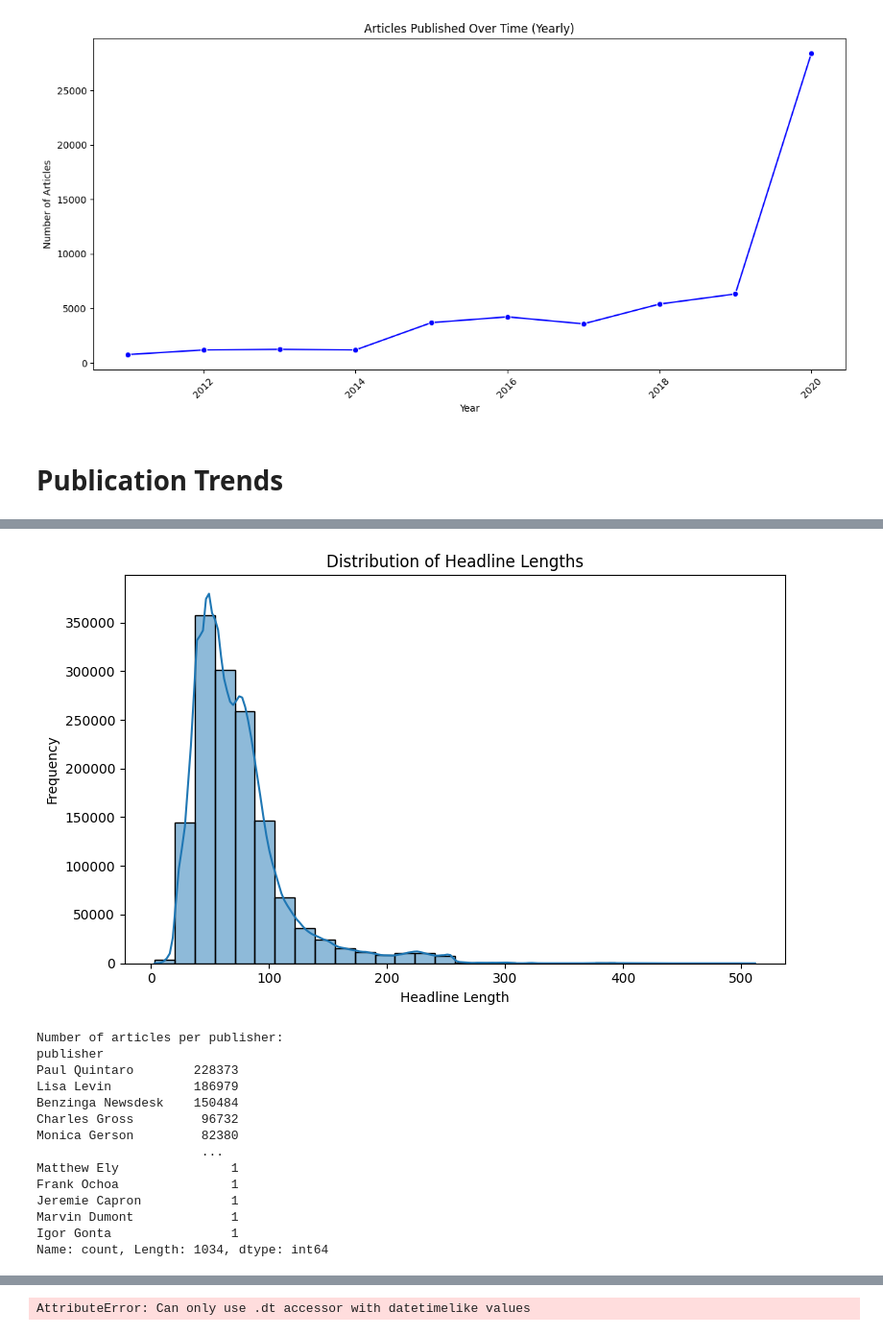
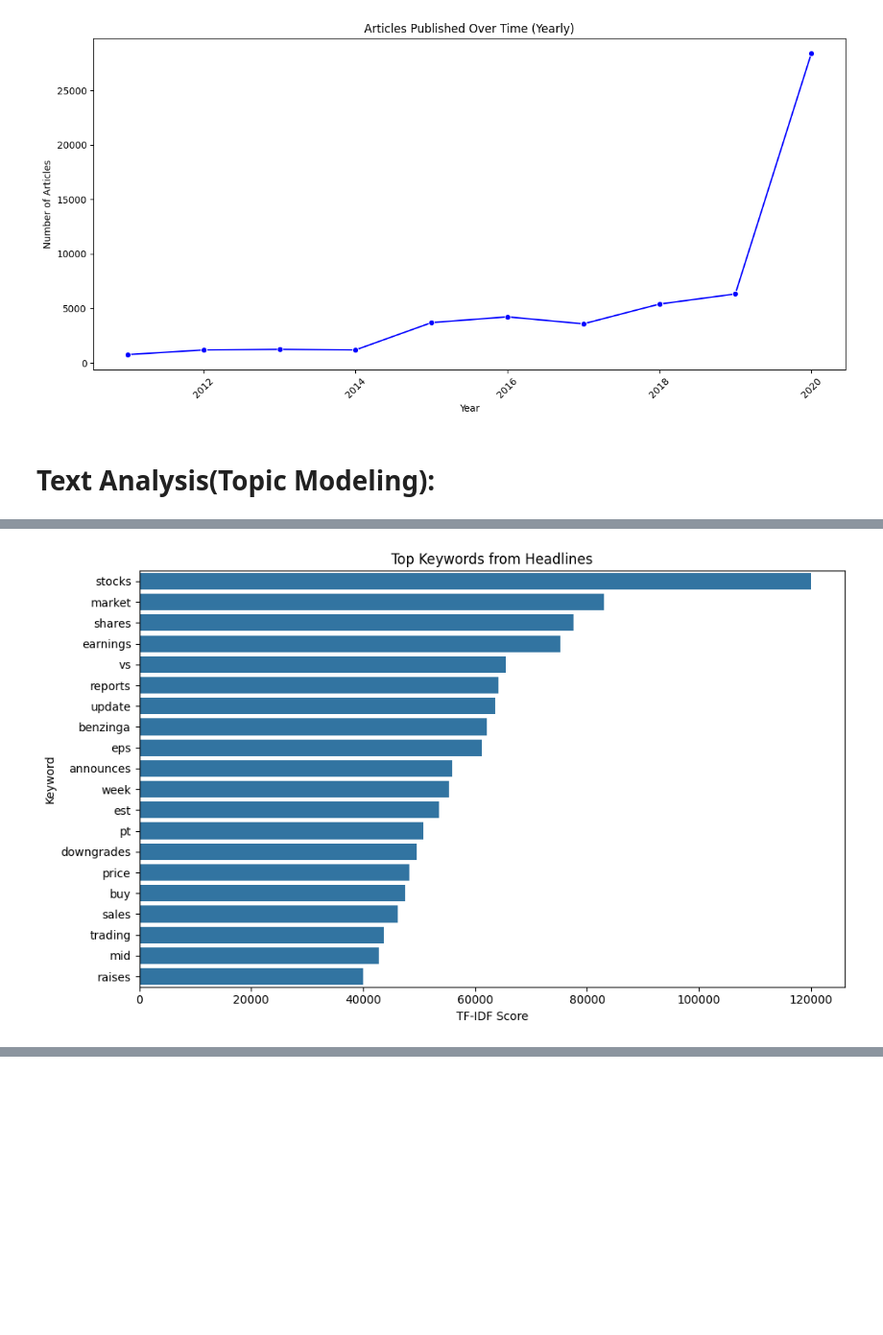
Before and after one commit to gashawbekele06/fnspid, a Jupyter notebook: notebooks/descriptive_analysis_eda.ipynb, the cells around one changed output, grey strips where cells are left out. Shown: that part at 96% size. Drawn from its saved outputs; the diff is of its cells as text; code cells hidden in the pictures; blank space fills up the shorter version.

Commit message:
Text Analysis(Topic Modeling) commited

```diff
--- a/notebooks/descriptive_analysis_eda.ipynb
+++ b/notebooks/descriptive_analysis_eda.ipynb
@@ -146,43 +147,36 @@ plt.show()
 [figure]
 # %% [markdown]
 
-# Publication Trends
+# Text Analysis(Topic Modeling):
 # %%
-# Descriptive Statistics for Financial News
-# Tasks:
-# - Compute basic statistics for headline length
-# - Count articles per publisher
-# - Analyze publication date trends over time
 
-# --- Load and Clean Data ---
-df.dropna(subset=['headline', 'date'], inplace=True)
-print("Data loaded and cleaned.")
-print(df.head())
+# Topic Modeling and Keyword Extraction
+# This notebook identifies common keywords and phrases from financial news headlines using NLP techniques.
 
-# --- Cell 4: Headline Length Statistics ---
-df['headline_length'] = df['headline'].apply(len)
-print("Basic statistics for headline length:")
-print(df['headline_length'].describe())
+# Clean Data
+df.dropna(subset=['headline'], inplace=True)
 
-plt.figure(figsize=(8, 5))
-sns.histplot(df['headline_length'], bins=30, kde=True)
-plt.title('Distribution of Headline Lengths')
-plt.xlabel('Headline Length')
-plt.ylabel('Frequency')
+# Preprocess Headlines
+headlines = df['headline'].str.lower()
+
+# TF-IDF Keyword Extraction
+vectorizer = TfidfVectorizer(stop_words='english', max_features=20)
+X = vectorizer.fit_transform(headlines)
+
+# Get top keywords
+keywords = vectorizer.get_feature_names_out()
+scores = X.sum(axis=0).A1
+keyword_df = pd.DataFrame({'keyword': keywords, 'score': scores}).sort_values(by='score', ascending=False)
+
+print("Top Keywords:")
+print(keyword_df)
+
+# Visualize Top Keywords
+plt.figure(figsize=(10, 6))
+sns.barplot(x='score', y='keyword', data=keyword_df)
+plt.title('Top Keywords from Headlines')
+plt.xlabel('TF-IDF Score')
+plt.ylabel('Keyword')
 plt.tight_layout()
 plt.show()
-
-# --- Cell 5: Articles per Publisher ---
-publisher_counts = df['publisher'].value_counts()
-print("\nNumber of articles per publisher:")
-print(publisher_counts)
-
-plt.figure(figsize=(10, 6))
-sns.barplot(x=publisher_counts.index[:10], y=publisher_counts.values[:10])
-plt.title('Top 10 Publishers by Article Count')
-plt.xlabel('Publisher')
-plt.ylabel('Number of Articles')
-plt.xticks(rotation=45)
-plt.tight_layout()
-plt.show()
 # %% [output]
@@ -206,15 +200 @@ Name: headline_length, dtype: float64
-[figure, old version]
+[figure, new version]
-Number of articles per publisher:
-publisher
-Paul Quintaro        228373
-Lisa Levin           186979
-Benzinga Newsdesk    150484
-Charles Gross         96732
-Monica Gerson         82380
-                      ...
-Matthew Ely               1
-Frank Ochoa               1
-Jeremie Capron            1
-Marvin Dumont             1
-Igor Gonta                1
-Name: count, Length: 1034, dtype: int64
@@ -222 +200,0 @@ Name: count, Length: 1034, dtype: int64
-AttributeError: Can only use .dt accessor with datetimelike values
```
Also changed, not shown: parts of 2 cells of this notebook.
